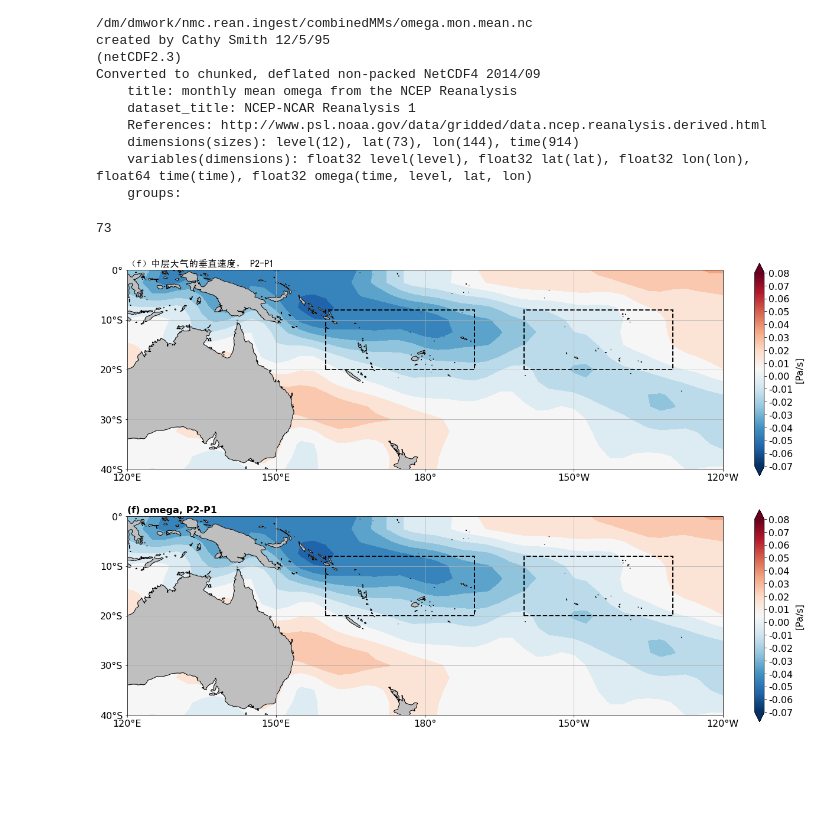
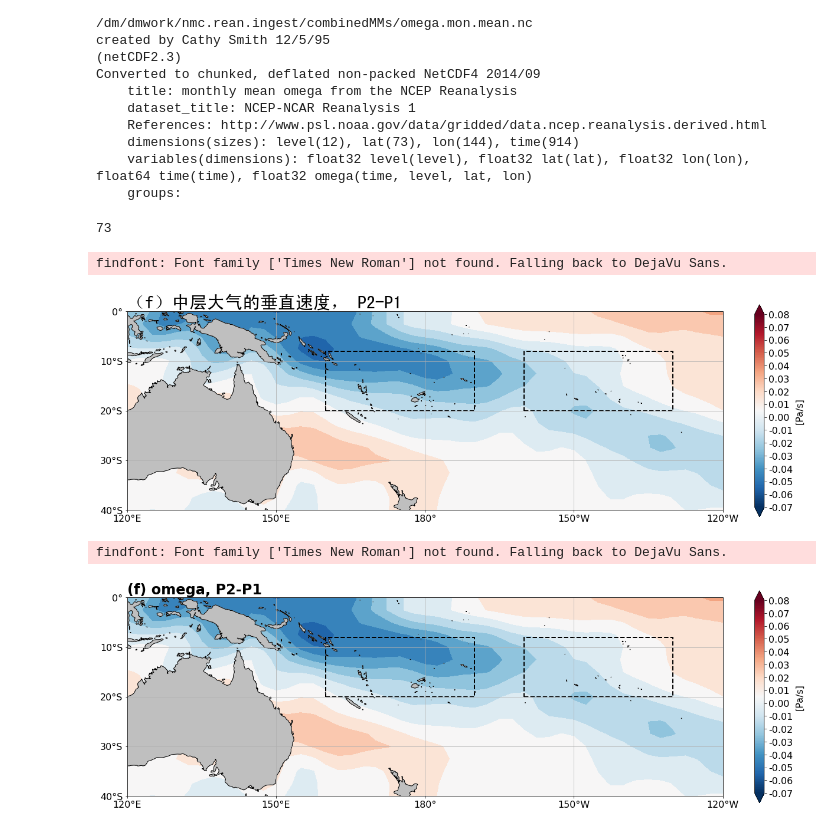
Before and after one commit to zeemeil/qixiang, a Jupyter notebook: omega_20240312.ipynb, the cells around one changed output. Saved outputs shown, nothing was run; the diff lists cells and outputs as text; code cells hidden in the pictures; blank space fills up the shorter version.

```diff
--- a/omega_20240312.ipynb
+++ b/omega_20240312.ipynb
@@ -140,7 +140,7 @@ fig_ax1.yaxis.set_major_formatter(lat_formatter)
 
 fig_ax1.set_title('（f）中层大气的垂直速度， P2-P1',
                   loc='left',fontproperties='SimHei',
-                  fontsize =16, fontweight='bold')
+                  fontsize =30, fontweight='bold')
 
 cont = fig_ax1.contourf(lon, lat, new_diff,
                  levels=np.arange(MIN, MAX, INTER), # 颜色分片
@@ -151,34 +151,35 @@ black_quarter_b1 = patches.Rectangle((160,-20),30,12,linestyle = 'dashed',
                                   lw=2, edgecolor='black', facecolor='none',transform=ccrs.PlateCarree())
 black_quarter_b2 = patches.Rectangle((200,-20),30,12,linestyle = 'dashed',
                                   lw=2, edgecolor='black', facecolor='none',transform=ccrs.PlateCarree())
 fig_ax1.add_patch(black_quarter_b1)
 fig_ax1.add_patch(black_quarter_b2)
 
 norm = colors.Normalize(vmin=MIN, vmax=MAX)    #确定colormap的最大最小值
 
 cmap=plt.cm.RdBu_r  #引用NCL的colormap
 
 # newcolors=cmap(np.linspace(-14,15,9))#分片操作，生成0到1的12个数据间隔的数组
 
 # newcmap=ListedColormap(newcolors[::])  #重构为新的colormap
 
 fc1=fig.colorbar(mpl.cm.ScalarMappable(norm=norm,
                                        cmap=plt.cm.RdBu_r
 #                                        cmap = newcmap
                                       ),
 #                  cax = fig.add_axes([0,0,0.05,0.9]),
                  orientation='vertical',label='[Pa/s]',
                  ticks=np.arange(MIN, MAX, INTER).tolist(), # colorbar分片
                  extend='both',
                 fraction=0.0158)
 
 # plt.colorbar(cont,fraction=0.012)
 
 plt.savefig("omega_20240312.png",dpi=300,bbox_inches='tight')
 plt.show()
 # %% [output]
 73
+findfont: Font family ['Times New Roman'] not found. Falling back to DejaVu Sans.
-[figure, old version]
+[figure, new version]
 # %%
 from matplotlib import colors,cm
 import matplotlib as mpl
@@ -240,7 +241,7 @@ fig_ax1.yaxis.set_major_formatter(lat_formatter)
 
 fig_ax1.set_title('(f) omega, P2-P1',
                   loc='left',
-                  fontsize =16, fontweight='bold')
+                  fontsize =24, fontweight='bold')
 
 cont = fig_ax1.contourf(lon, lat, new_diff,
                  levels=np.arange(MIN, MAX, INTER), # 颜色分片
@@ -277,4 +278,5 @@ fc1=fig.colorbar(mpl.cm.ScalarMappable(norm=norm,
 plt.savefig("omega_20240312_cn.png",dpi=300,bbox_inches='tight')
 plt.show()
 # %% [output]
+findfont: Font family ['Times New Roman'] not found. Falling back to DejaVu Sans.
-[figure, old version]
+[figure, new version]
```
Also changed, not shown: 12 other files.
